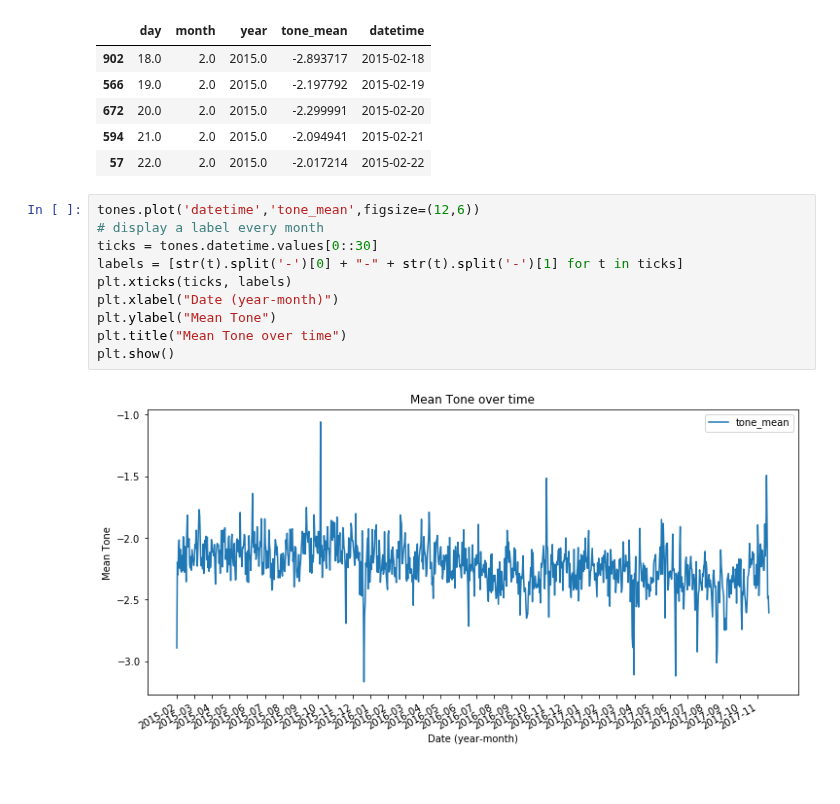
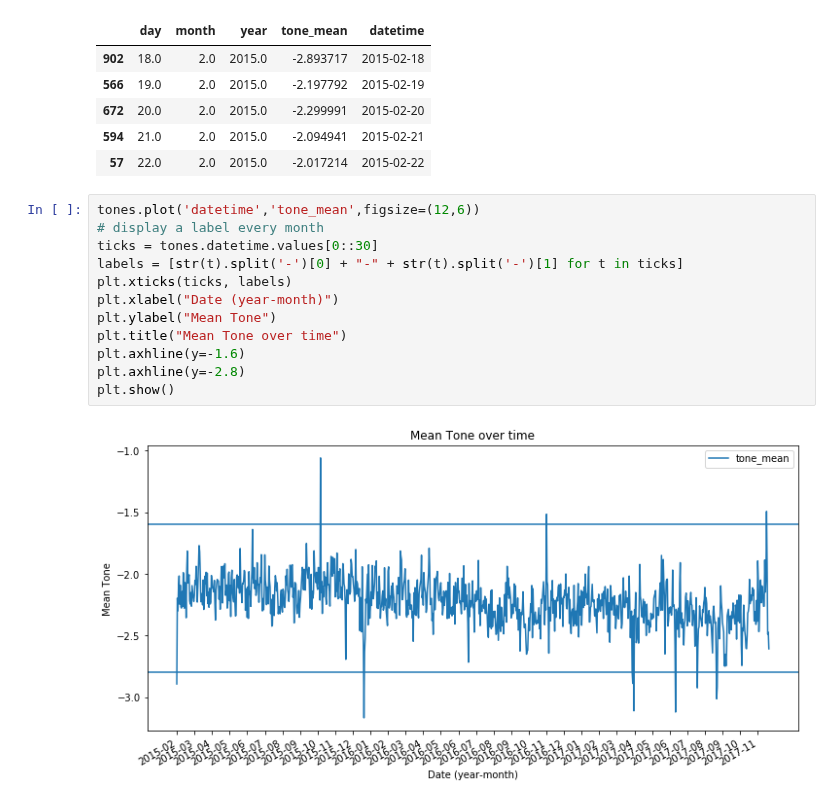
Before and after one commit to damlobster/ada2018, a Jupyter notebook: src/tone/tone_mean.ipynb, the cells around one changed output. Cells and saved outputs as stored; diff of their text form.

```diff
--- a/src/tone/tone_mean.ipynb
+++ b/src/tone/tone_mean.ipynb
@@ -43,12 +43,14 @@ tones.head()
 # %%
 tones.plot('datetime','tone_mean',figsize=(12,6))
 # display a label every month
 ticks = tones.datetime.values[0::30]
 labels = [str(t).split('-')[0] + "-" + str(t).split('-')[1] for t in ticks]
 plt.xticks(ticks, labels)
 plt.xlabel("Date (year-month)")
 plt.ylabel("Mean Tone")
 plt.title("Mean Tone over time")
+plt.axhline(y=-1.6)
+plt.axhline(y=-2.8)
 plt.show()
 # %% [output]
-[figure, old version]
+[figure, new version]
```
Also changed, not shown: parts of 2 cells of this notebook.
